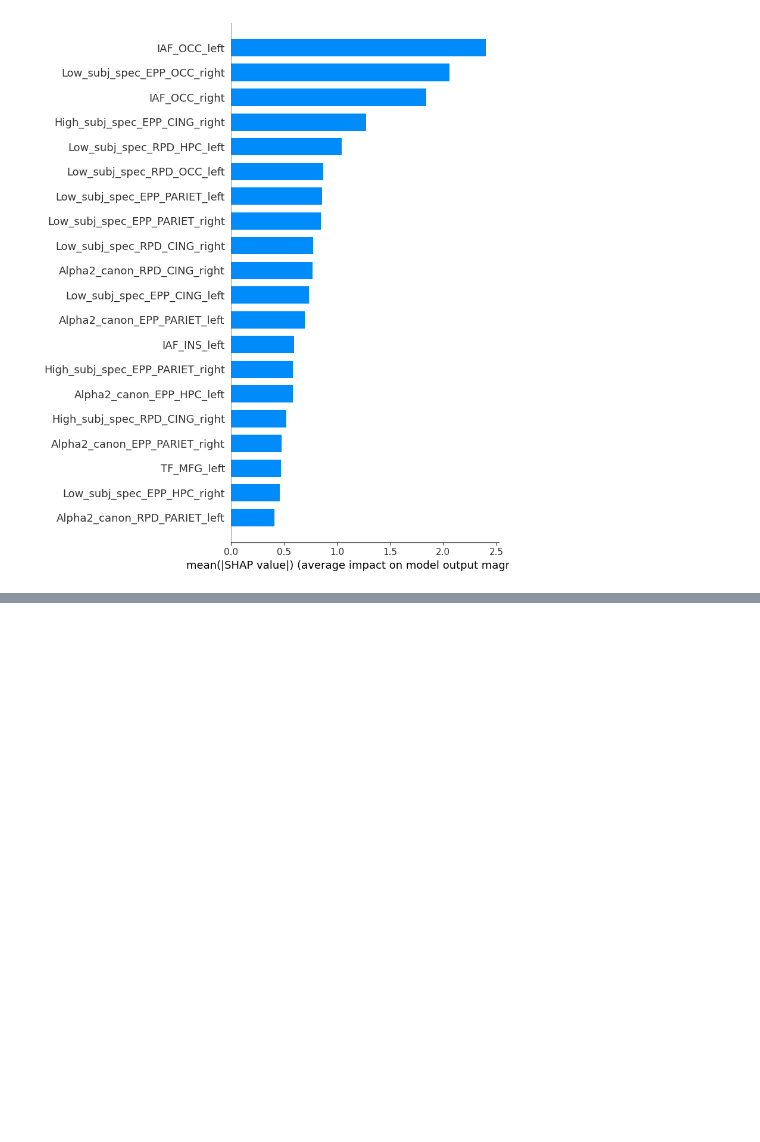
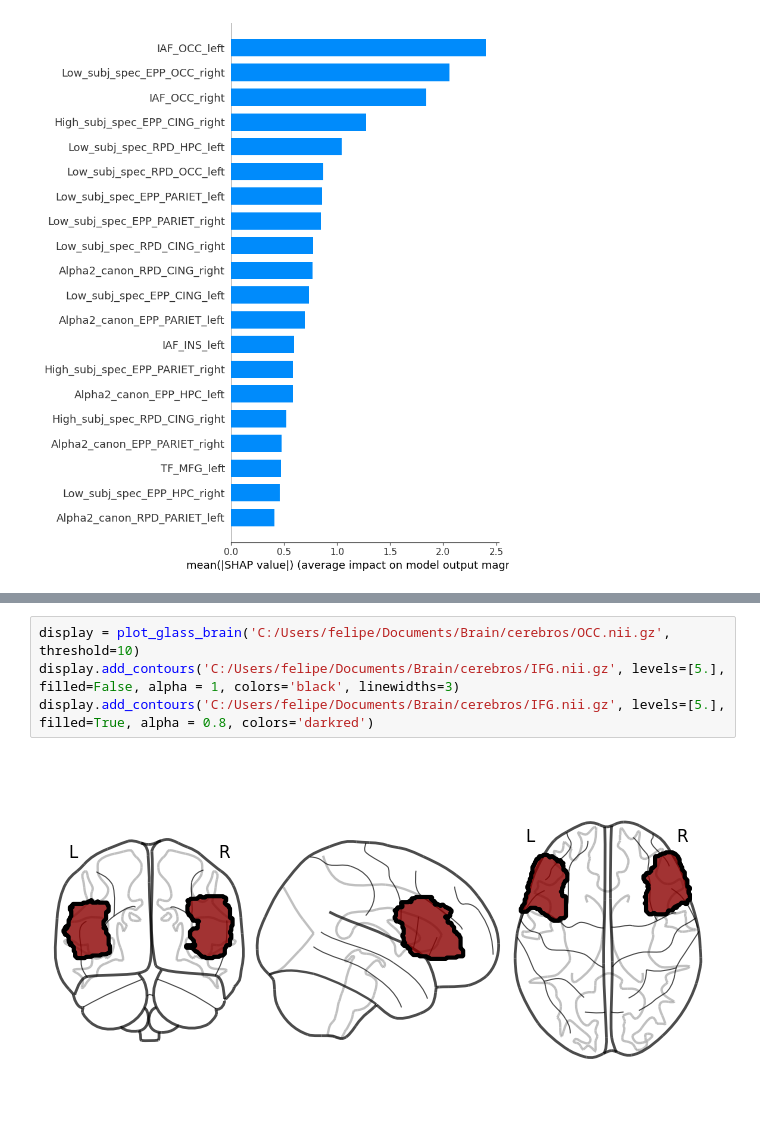
Before and after one commit to carrielfelipe/Brain_Age, a Jupyter notebook: Brain_Age_Base.ipynb, the cells around one changed output, grey strips where cells are left out. Drawn from its saved outputs; the diff is of its cells as text; blank space fills up the shorter version.

```diff
--- a/Brain_Age_Base.ipynb
+++ b/Brain_Age_Base.ipynb
@@ -380,0 +393,6 @@ shap.summary_plot(shap_values, X_test, plot_type="bar", show=False)
+# %%
+display = plot_glass_brain('C:/Users/felipe/Documents/Brain/cerebros/OCC.nii.gz', threshold=10)
+display.add_contours('C:/Users/felipe/Documents/Brain/cerebros/IFG.nii.gz', levels=[5.], filled=False, alpha = 1, colors='black', linewidths=3)
+display.add_contours('C:/Users/felipe/Documents/Brain/cerebros/IFG.nii.gz', levels=[5.], filled=True, alpha = 0.8, colors='darkred')
+# %% [output]
+[figure, added]
```
Also changed, not shown: parts of 6 cells of this notebook, 28 other files.
